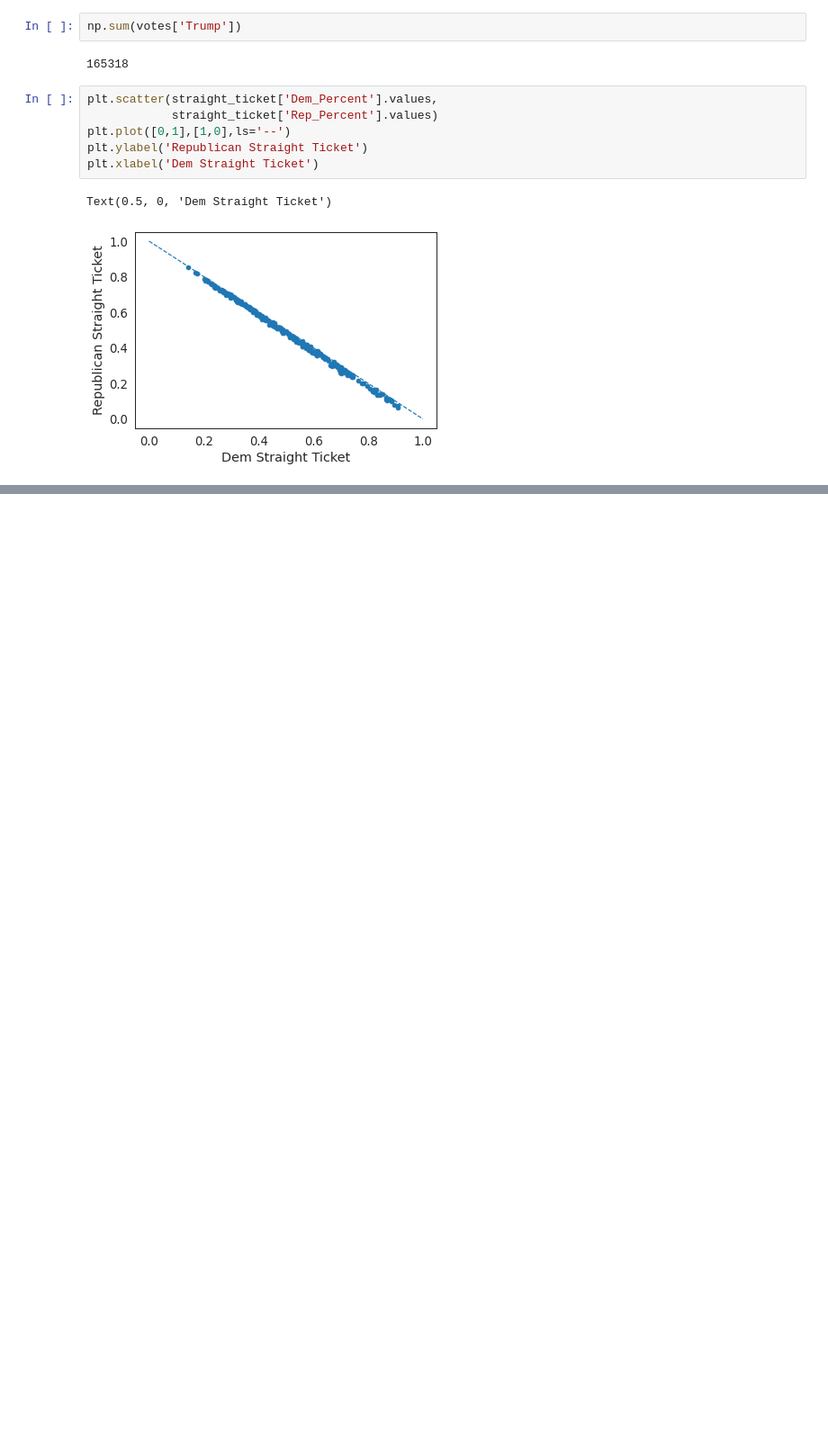
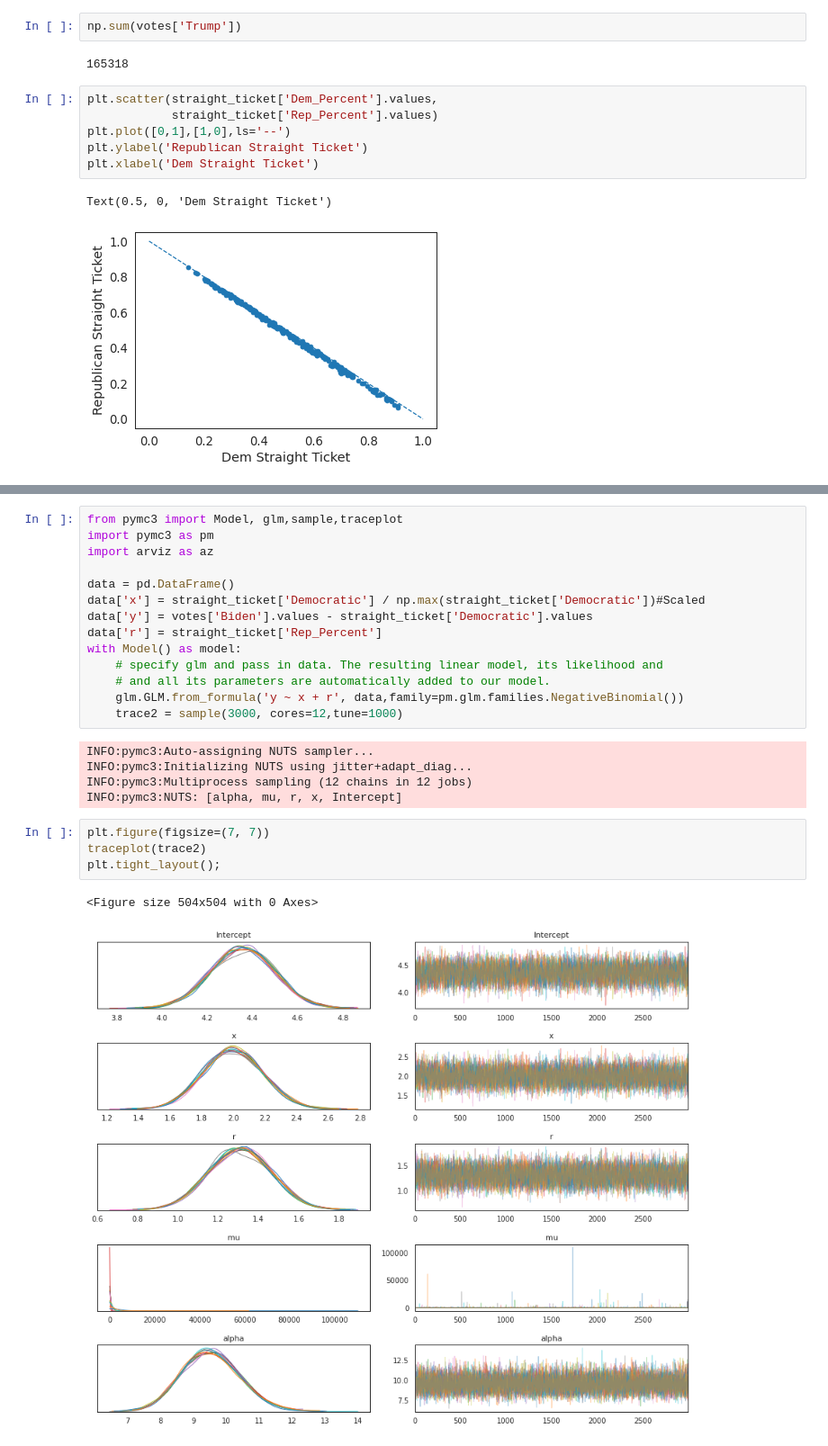
Before and after one commit to josephbb/BenfordBS, a Jupyter notebook: KentCount.ipynb, the cells around one changed output, grey strips where cells are left out. Shown at 90% size. Drawn from its saved outputs; the diff is of its cells as text; blank space fills up the shorter version.

```diff
--- a/KentCount.ipynb
+++ b/KentCount.ipynb
@@ -217,0 +310,26 @@ Text(0.5, 0, 'Dem Straight Ticket')
+# %%
+from pymc3 import Model, glm,sample,traceplot
+import pymc3 as pm
+import arviz as az
+
+data = pd.DataFrame()
+data['x'] = straight_ticket['Democratic'] / np.max(straight_ticket['Democratic'])#Scaled
+data['y'] = votes['Biden'].values - straight_ticket['Democratic'].values
+data['r'] = straight_ticket['Rep_Percent']
+with Model() as model:
+    # specify glm and pass in data. The resulting linear model, its likelihood and
+    # and all its parameters are automatically added to our model.
+    glm.GLM.from_formula('y ~ x + r', data,family=pm.glm.families.NegativeBinomial())
+    trace2 = sample(3000, cores=12,tune=1000)
+# %% [output]
+INFO:pymc3:Auto-assigning NUTS sampler...
+INFO:pymc3:Initializing NUTS using jitter+adapt_diag...
+INFO:pymc3:Multiprocess sampling (12 chains in 12 jobs)
+INFO:pymc3:NUTS: [alpha, mu, r, x, Intercept]
+# %%
+plt.figure(figsize=(7, 7))
+traceplot(trace2)
+plt.tight_layout();
+# %% [output]
+<Figure size 504x504 with 0 Axes>
+[figure, added]
```
Also changed, not shown: parts of 12 cells of this notebook.
